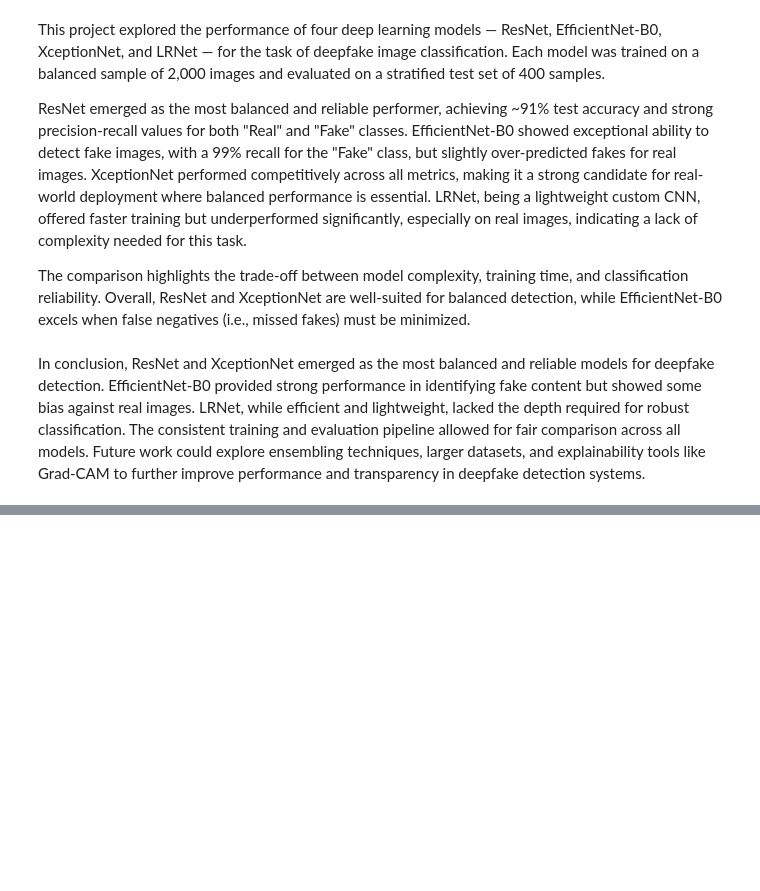
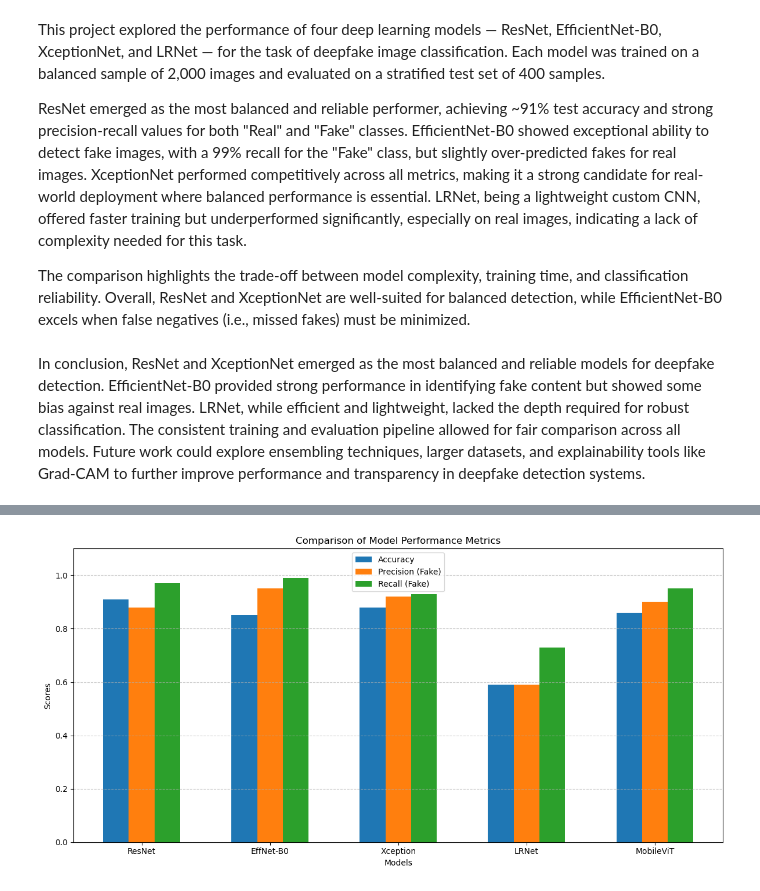
Before and after one commit to HarshithReddy-Audipudi/deep-fake-detection-IML, a Jupyter notebook: notebooks/deepfake_training.ipynb, the cells around one changed output, grey strips where cells are left out. Saved outputs shown, nothing was run; the diff lists cells and outputs as text; code cells hidden in the pictures; blank space fills up the shorter version.

```diff
--- a/notebooks/deepfake_training.ipynb
+++ b/notebooks/deepfake_training.ipynb
@@ -718,0 +877,35 @@ In conclusion, ResNet and XceptionNet emerged as the most balanced and reliable
+# %%
+import matplotlib.pyplot as plt
+import numpy as np
+
+# Model names
+models = ['ResNet', 'EffNet-B0', 'Xception', 'LRNet', 'MobileViT']
+
+# Metrics
+accuracy = [0.91, 0.85, 0.88, 0.59, 0.86]
+precision_fake = [0.88, 0.95, 0.92, 0.59, 0.90]
+recall_fake = [0.97, 0.99, 0.93, 0.73, 0.95]
+
+x = np.arange(len(models))  # the label locations
+width = 0.2  # width of the bars
+
+# Plotting
+fig, ax = plt.subplots(figsize=(12, 6))
+rects1 = ax.bar(x - width, accuracy, width, label='Accuracy')
+rects2 = ax.bar(x, precision_fake, width, label='Precision (Fake)')
+rects3 = ax.bar(x + width, recall_fake, width, label='Recall (Fake)')
+
+# Labels and title
+ax.set_xlabel('Models')
+ax.set_ylabel('Scores')
+ax.set_title('Comparison of Model Performance Metrics')
+ax.set_xticks(x)
+ax.set_xticklabels(models)
+ax.set_ylim(0, 1.1)
+ax.legend()
+ax.grid(True, axis='y', linestyle='--', alpha=0.7)
+
+plt.tight_layout()
+plt.show()
+# %% [output]
+[figure, added]
```
Also changed, not shown: parts of 26 cells of this notebook, 2 other files.
